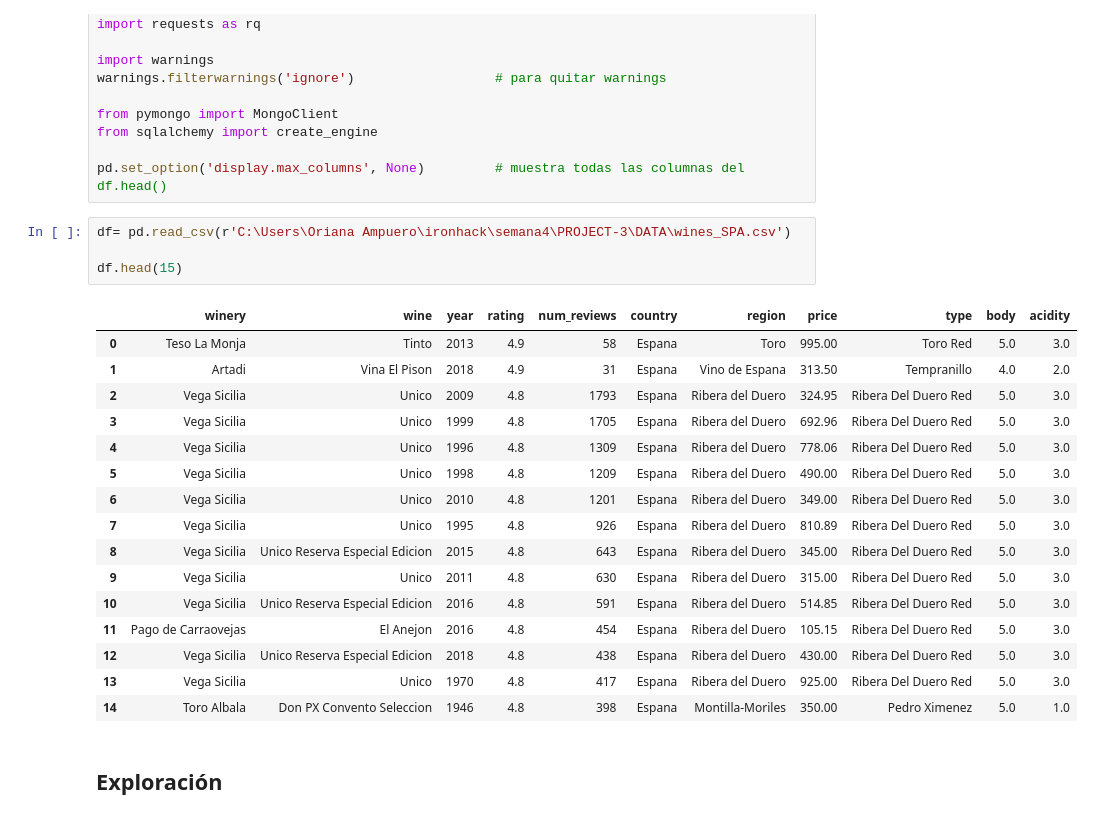
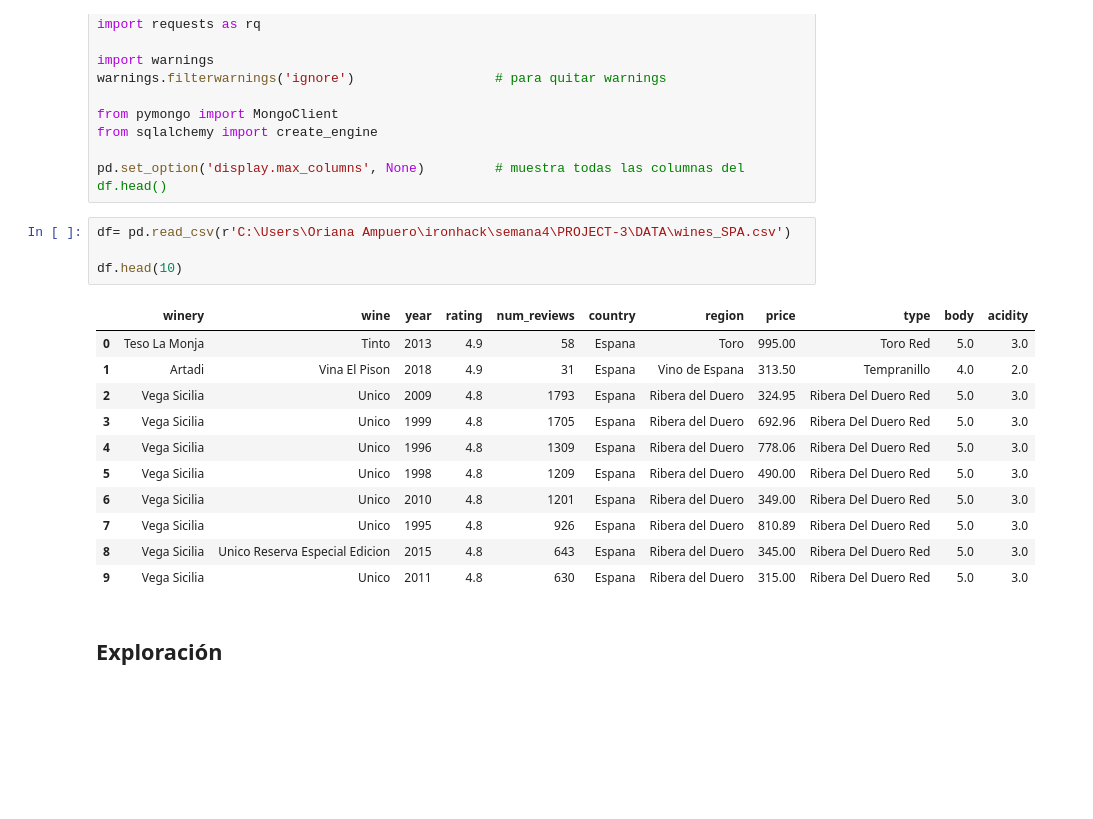
Before and after one commit to OrianAmpuero/ETL-PROJECT, a Jupyter notebook: DATA/DATA CLEAN.ipynb, the cells around one changed output. Drawn from its saved outputs; the diff is of its cells as text; blank space fills up the shorter version.

```diff
--- a/DATA/DATA CLEAN.ipynb
+++ b/DATA/DATA CLEAN.ipynb
@@ -19,24 +19,19 @@ pd.set_option('display.max_columns', None)         # muestra todas las columnas
 # %%
 df= pd.read_csv(r'C:\Users\Oriana Ampuero\ironhack\semana4\PROJECT-3\DATA\wines_SPA.csv')
 
-df.head(15)
+df.head(10)
 # %% [output]
 |  | winery | wine | year | rating | num_reviews | country | region | price | type | body | acidity |
 | 0 | Teso La Monja | Tinto | 2013 | 4.9 | 58 | Espana | Toro | 995.00 | Toro Red | 5.0 | 3.0 |
 | 1 | Artadi | Vina El Pison | 2018 | 4.9 | 31 | Espana | Vino de Espana | 313.50 | Tempranillo | 4.0 | 2.0 |
 | 2 | Vega Sicilia | Unico | 2009 | 4.8 | 1793 | Espana | Ribera del Duero | 324.95 | Ribera Del Duero Red | 5.0 | 3.0 |
 | 3 | Vega Sicilia | Unico | 1999 | 4.8 | 1705 | Espana | Ribera del Duero | 692.96 | Ribera Del Duero Red | 5.0 | 3.0 |
 | 4 | Vega Sicilia | Unico | 1996 | 4.8 | 1309 | Espana | Ribera del Duero | 778.06 | Ribera Del Duero Red | 5.0 | 3.0 |
 | 5 | Vega Sicilia | Unico | 1998 | 4.8 | 1209 | Espana | Ribera del Duero | 490.00 | Ribera Del Duero Red | 5.0 | 3.0 |
 | 6 | Vega Sicilia | Unico | 2010 | 4.8 | 1201 | Espana | Ribera del Duero | 349.00 | Ribera Del Duero Red | 5.0 | 3.0 |
 | 7 | Vega Sicilia | Unico | 1995 | 4.8 | 926 | Espana | Ribera del Duero | 810.89 | Ribera Del Duero Red | 5.0 | 3.0 |
 | 8 | Vega Sicilia | Unico Reserva Especial Edicion | 2015 | 4.8 | 643 | Espana | Ribera del Duero | 345.00 | Ribera Del Duero Red | 5.0 | 3.0 |
 | 9 | Vega Sicilia | Unico | 2011 | 4.8 | 630 | Espana | Ribera del Duero | 315.00 | Ribera Del Duero Red | 5.0 | 3.0 |
-| 10 | Vega Sicilia | Unico Reserva Especial Edicion | 2016 | 4.8 | 591 | Espana | Ribera del Duero | 514.85 | Ribera Del Duero Red | 5.0 | 3.0 |
-| 11 | Pago de Carraovejas | El Anejon | 2016 | 4.8 | 454 | Espana | Ribera del Duero | 105.15 | Ribera Del Duero Red | 5.0 | 3.0 |
-| 12 | Vega Sicilia | Unico Reserva Especial Edicion | 2018 | 4.8 | 438 | Espana | Ribera del Duero | 430.00 | Ribera Del Duero Red | 5.0 | 3.0 |
-| 13 | Vega Sicilia | Unico | 1970 | 4.8 | 417 | Espana | Ribera del Duero | 925.00 | Ribera Del Duero Red | 5.0 | 3.0 |
-| 14 | Toro Albala | Don PX Convento Seleccion | 1946 | 4.8 | 398 | Espana | Montilla-Moriles | 350.00 | Pedro Ximenez | 5.0 | 1.0 |
 # %% [markdown]
 ## Exploración
 # %%
```
Also changed, not shown: parts of 18 cells of this notebook, 4 other files.
